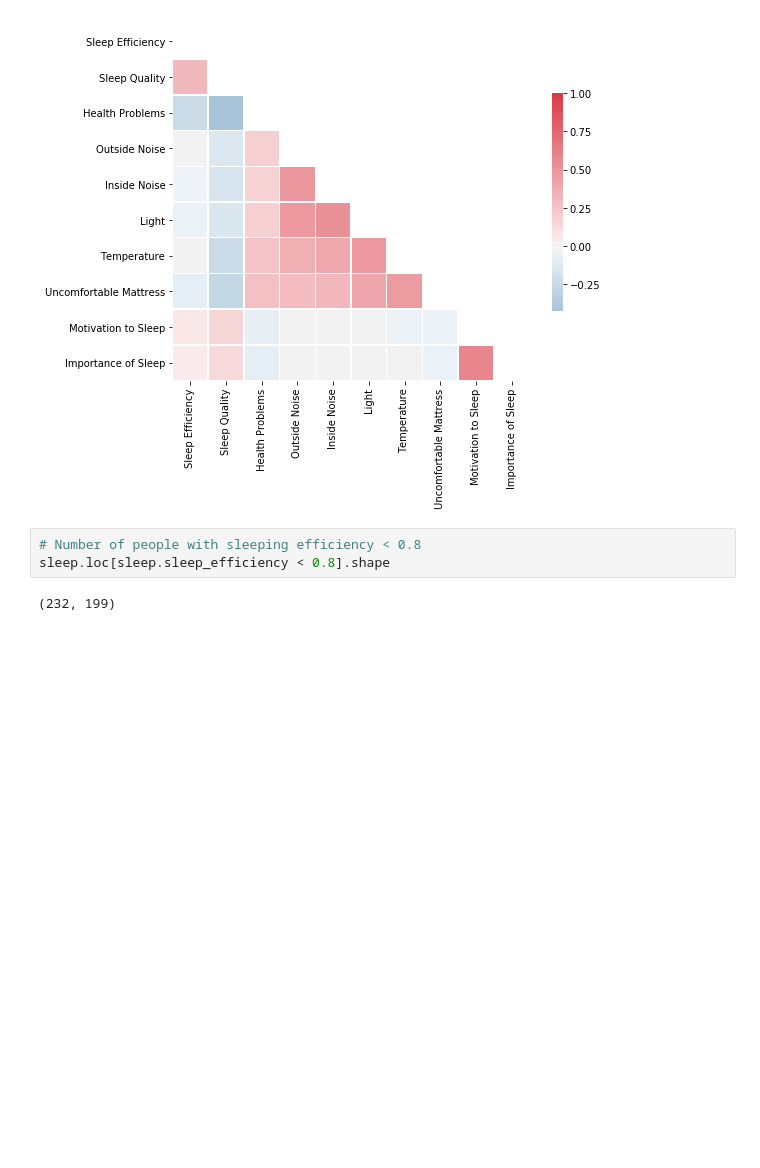
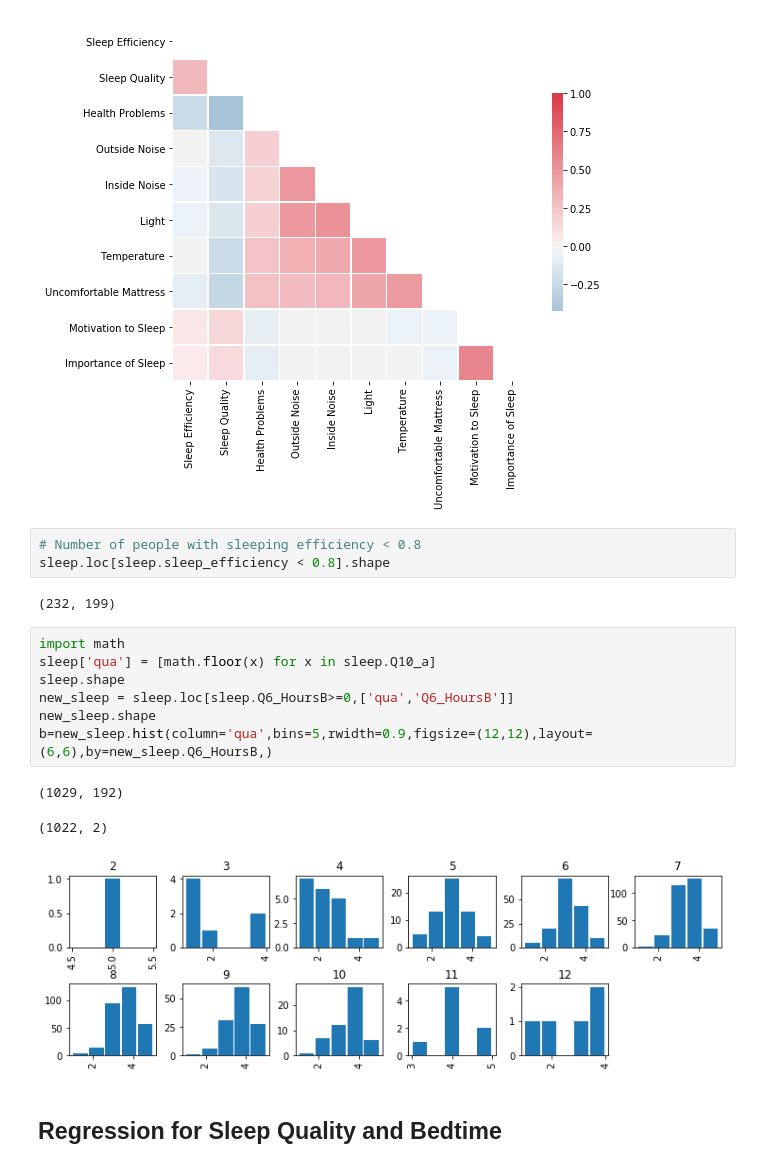
Before and after one commit to zhangxingruo/2019-fa-stats131-group2, a Jupyter notebook: STATS131_Friends_Final_Project.ipynb, the cells around one changed output. Drawn from its saved outputs; the diff is of its cells as text; blank space fills up the shorter version.

```diff
--- a/STATS131_Friends_Final_Project.ipynb
+++ b/STATS131_Friends_Final_Project.ipynb
@@ -215,3 +217,16 @@ sns.heatmap(corr, mask = mask, cmap = cmap, center=0,
 sleep.loc[sleep.sleep_efficiency < 0.8].shape
 # %% [output]
 (232, 199)
+# %%
+import math
+sleep['qua'] = [math.floor(x) for x in sleep.Q10_a]
+sleep.shape
+new_sleep = sleep.loc[sleep.Q6_HoursB>=0,['qua','Q6_HoursB']]
+new_sleep.shape
+b=new_sleep.hist(column='qua',bins=5,rwidth=0.9,figsize=(12,12),layout=(6,6),by=new_sleep.Q6_HoursB,)
+# %% [output]
+(1029, 192)
+(1022, 2)
+[figure, added]
+# %% [markdown]
+##  Regression for Sleep Quality and Bedtime
```
Also changed, not shown: parts of 1 cell of this notebook, 1 other file.
